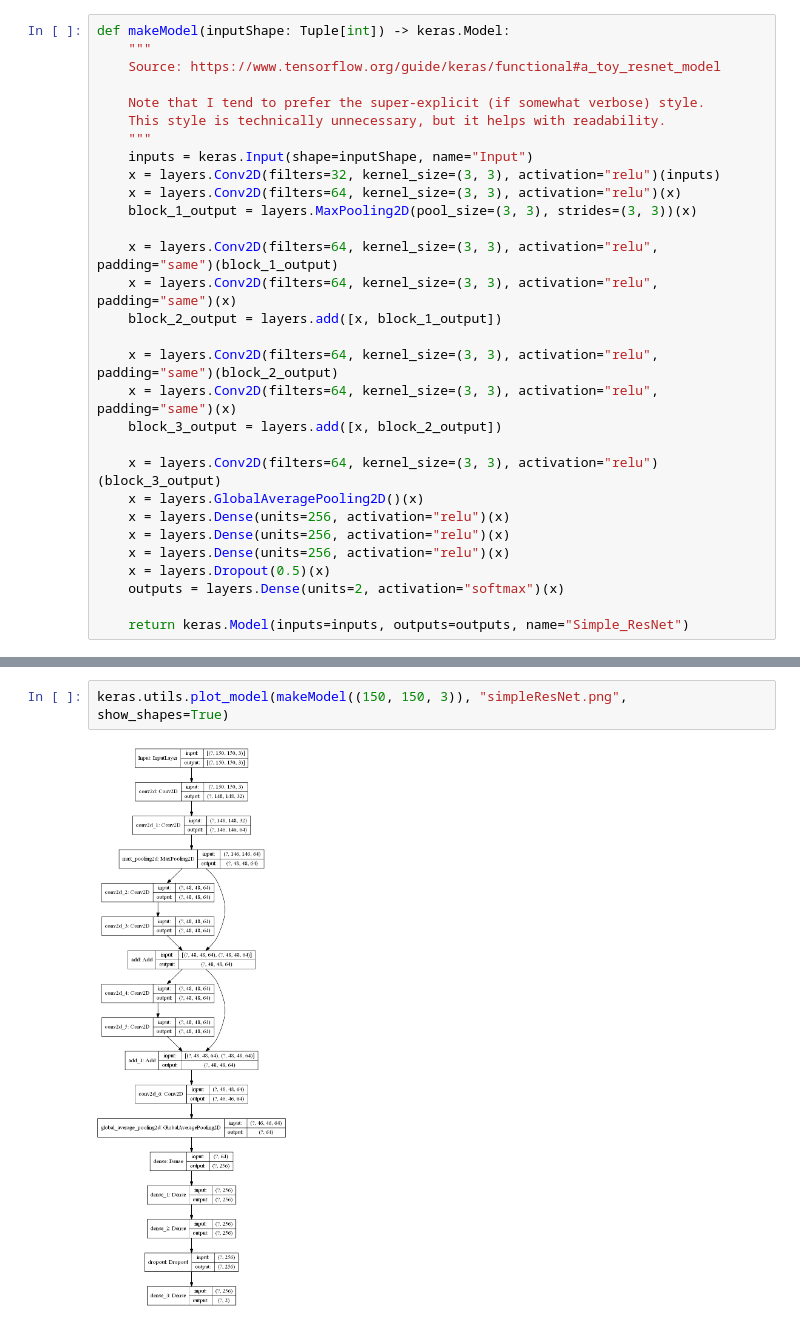
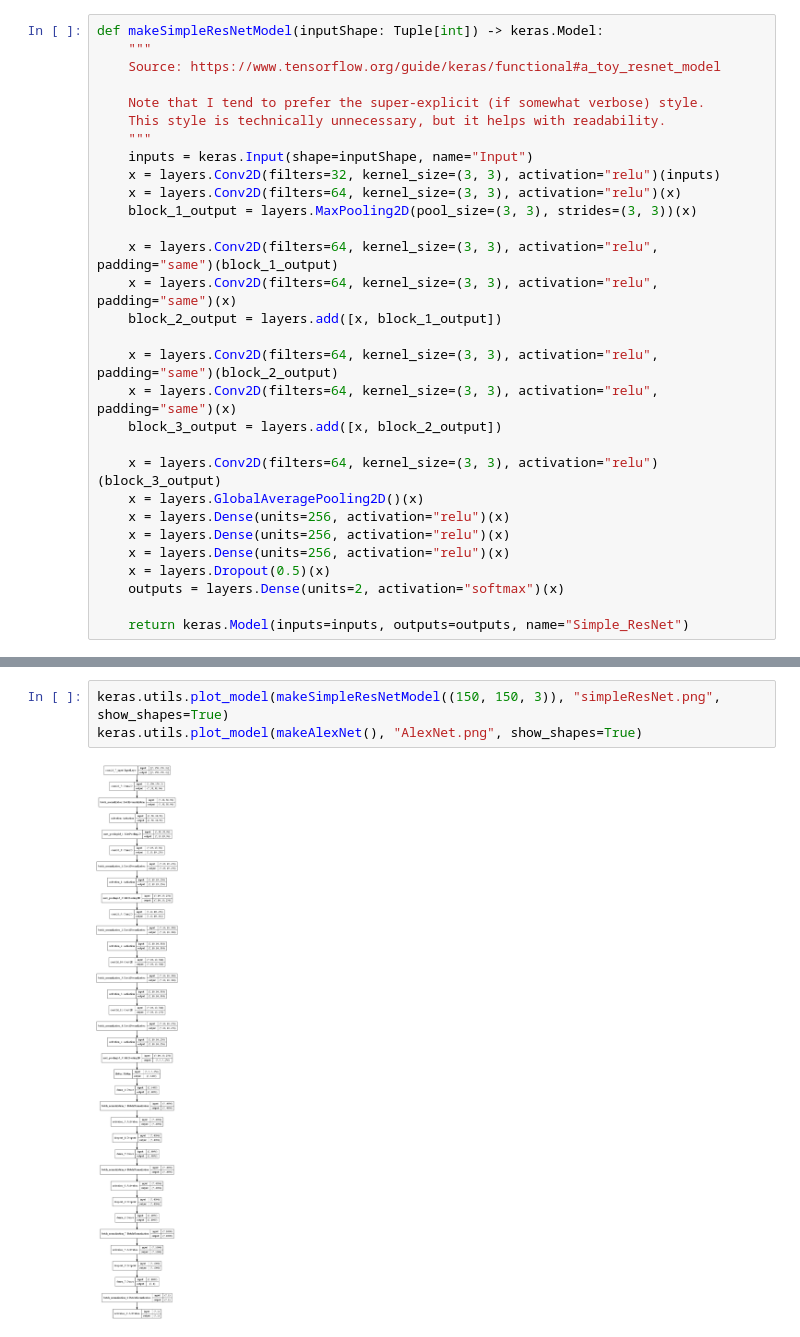
Before and after one commit to KillerBOB999/CSC790_Project, a Jupyter notebook: ModelVisualizer.ipynb, the cells around one changed output, grey strips where cells are left out. Drawn from its saved outputs; the diff is of its cells as text.

Commit message:
Added visualization of AlexNet

```diff
--- a/ModelVisualizer.ipynb
+++ b/ModelVisualizer.ipynb
@@ -5,6 +7,6 @@ from tensorflow.keras import layers
 from typing import Tuple
 # %%
-def makeModel(inputShape: Tuple[int]) -> keras.Model:
+def makeSimpleResNetModel(inputShape: Tuple[int]) -> keras.Model:
     """
     Source: https://www.tensorflow.org/guide/keras/functional#a_toy_resnet_model
 
@@ -36,4 +99,5 @@ def makeModel(inputShape: Tuple[int]) -> keras.Model:
 # %%
-keras.utils.plot_model(makeModel((150, 150, 3)), "simpleResNet.png", show_shapes=True)
+keras.utils.plot_model(makeSimpleResNetModel((150, 150, 3)), "simpleResNet.png", show_shapes=True)
+keras.utils.plot_model(makeAlexNet(), "AlexNet.png", show_shapes=True)
 # %% [output]
-[figure, old version]
+[figure, new version]
```
Also changed, not shown: parts of 2 cells of this notebook, 2 other files.
